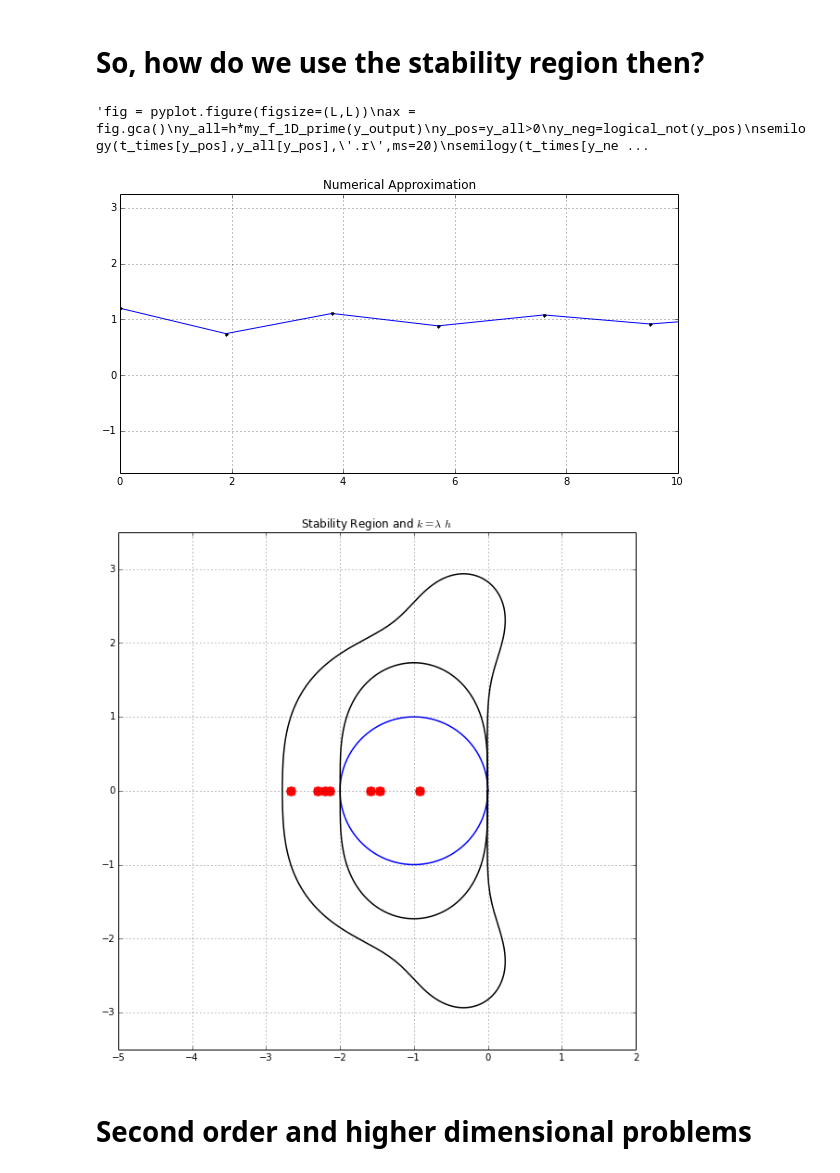
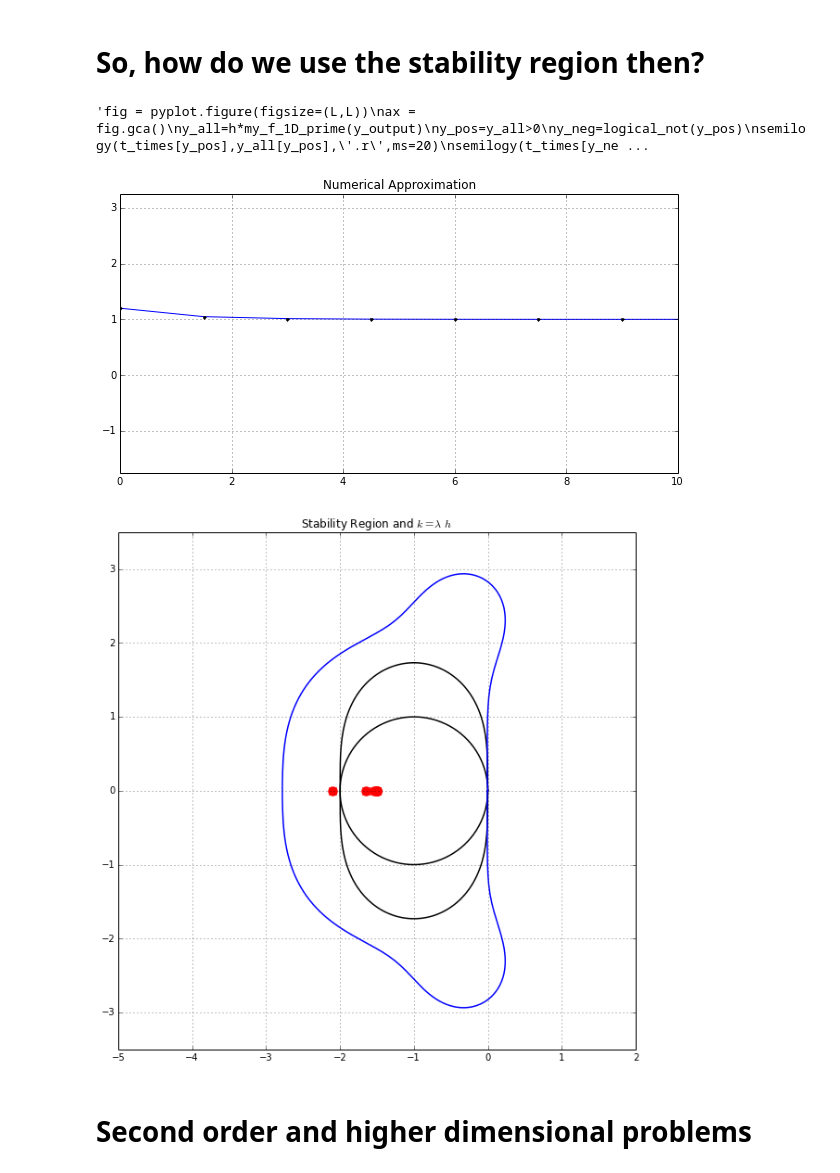
Before and after one commit to sebastiandres/ILI286, a Jupyter notebook: ipynb/U3_AdvancedApplications.ipynb, the cells around one changed output. Drawn from its saved outputs; the diff is of its cells as text; code cells hidden in the pictures.

```diff
--- a/ipynb/U3_AdvancedApplications.ipynb
+++ b/ipynb/U3_AdvancedApplications.ipynb
@@ -66,7 +72,7 @@ def euler_ode(y,t,f,h):
 
 # Runge-Kutta of Second order
 def RK2_ode(y,t,f,h):
-    k1=y+h*f(t,y) #or euler_ode(y,t,f,h)
+    k1=y+h/2.0*f(t,y) #or euler_ode(y,t,f,h)
     return y+h*f(t+h/2.0,k1)
 
 # Runge-Kutta
@@ -75,7 +81,7 @@ def RK4_ode(y,t,f,h):
     k2=f(t+h/2.0,y+(h/2.0)*k1)
     k3=f(t+h/2.0,y+(h/2.0)*k2)
     k4=f(t+h,y+h*k3)
-    return y+(h/6.0)*(k1+2*k2+2*k3+k4)
+    return y+(h/6.0)*(k1+2.0*k2+2.0*k3+k4)
 # %% [markdown]
 Reviewing Examples in 1D
 # %%
@@ -116,14 +122,15 @@ quiver(X,Y,U,V)
 # So, how do we use the stability region then? #
 # %%
 y0=1.2
-h=1.9
+h=1.5
 T=10
 
 def my_f_1D_prime(y):
     return np.array(1-2*y)
 
+# Choosing which solver to use
 solvers = ('euler','RK2','RK4')
-solver = solvers[0]
+solver = solvers[2]
 
 t_times = np.arange(0, T+h, h)
 y_output = np.zeros(t_times.size)
@@ -153,35 +160,35 @@ ax.grid(True)
 ax.set_title("Numerical Approximation")
 ax.axis([0, T, -0.5, 2])
 plot(t_times,y_output,'-')
 plot(t_times,y_output,'.k')
 
 fig = pyplot.figure(figsize=(L,L))
 ax=fig.gca()
 zplot2(W1,ax,line_color=c1)
 zplot2(W2,ax,line_color=c2)
 zplot2(W4,ax,line_color=c3)
 k_lambdah=h*my_f_1D_prime(y_output)
 plot(np.real(k_lambdah),np.imag(k_lambdah),'.r',ms=20)
 ax.axis("equal")
 ax.axis([-5, 2, -3.5, 3.5])
 ax.grid("on")
 ax.set_title("Stability Region and $k=\lambda\,h$")
 
 # The next code is to plot in logscale unstable numerical simulations
 '''fig = pyplot.figure(figsize=(L,L))
 ax = fig.gca()
 y_all=h*my_f_1D_prime(y_output)
 y_pos=y_all>0
 y_neg=logical_not(y_pos)
 semilogy(t_times[y_pos],y_all[y_pos],'.r',ms=20)
 semilogy(t_times[y_neg],-y_all[y_neg],'.b',ms=20)
 #ax.axis([-5, 2, -3.5, 3.5])
 ax.grid("on")
 ax.set_title("Stability Region and $k=\lambda\,h$")'''
 # %% [output]
 'fig = pyplot.figure(figsize=(L,L))\nax = fig.gca()\ny_all=h*my_f_1D_prime(y_output)\ny_pos=y_all>0\ny_neg=logical_not(y_pos)\nsemilogy(t_times[y_pos],y_all[y_pos],\'.r\',ms=20)\nsemilogy(t_times[y_ne ...
-[figure, old version]
+[figure, new version]
-[figure, old version]
+[figure, new version]
 # %% [markdown]
 # Second order and higher dimensional problems #
 # %% [markdown]
```
Also changed, not shown: parts of 33 cells of this notebook, 3 other files.
